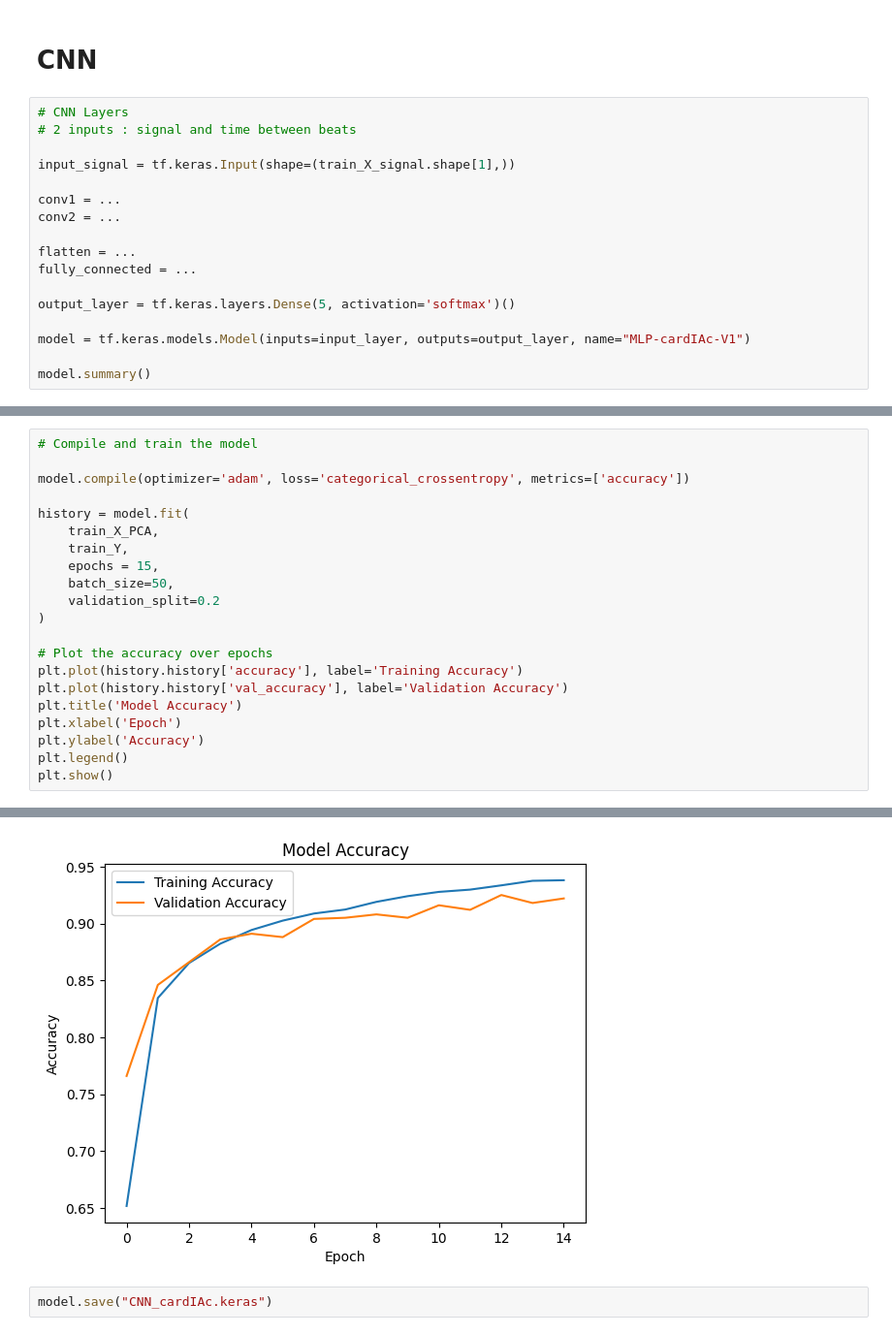
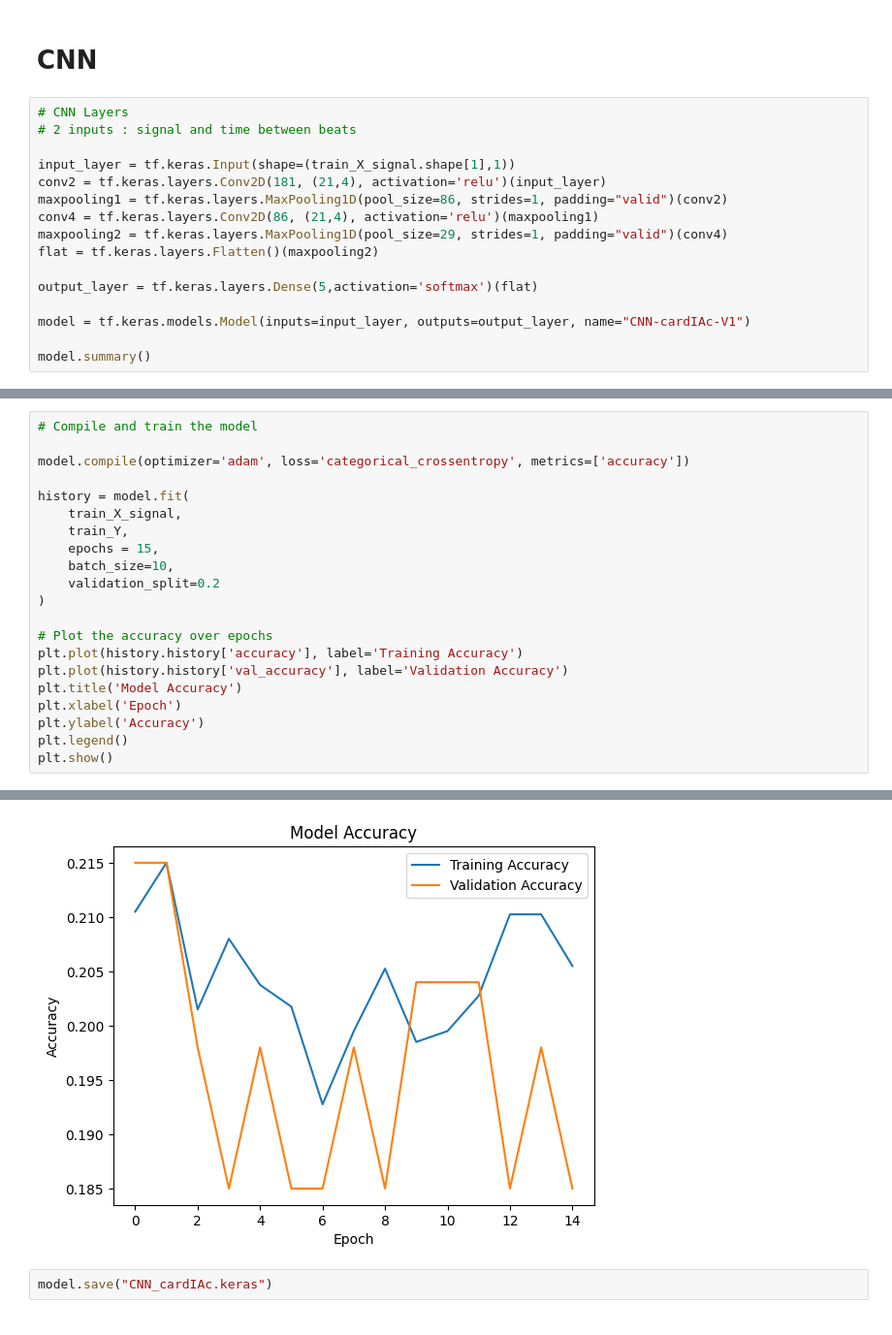
Before and after one commit to kez97460/cardIAc, a Jupyter notebook: neural_network/Notebooks_Kez/CNN.ipynb, the cells around one changed output, grey strips where cells are left out. Shown at 97% size. Drawn from its saved outputs; the diff is of its cells as text.

```diff
--- a/neural_network/Notebooks_Kez/CNN.ipynb
+++ b/neural_network/Notebooks_Kez/CNN.ipynb
@@ -80,17 +86,16 @@ count_occurrences(train_Y_temp)
 # CNN Layers
 # 2 inputs : signal and time between beats
 
-input_signal = tf.keras.Input(shape=(train_X_signal.shape[1],))
+input_layer = tf.keras.Input(shape=(train_X_signal.shape[1],1))
+conv2 = tf.keras.layers.Conv2D(181, (21,4), activation='relu')(input_layer)
+maxpooling1 = tf.keras.layers.MaxPooling1D(pool_size=86, strides=1, padding="valid")(conv2)
+conv4 = tf.keras.layers.Conv2D(86, (21,4), activation='relu')(maxpooling1)
+maxpooling2 = tf.keras.layers.MaxPooling1D(pool_size=29, strides=1, padding="valid")(conv4)
+flat = tf.keras.layers.Flatten()(maxpooling2)
 
-conv1 = ...
-conv2 = ...
+output_layer = tf.keras.layers.Dense(5,activation='softmax')(flat)
 
-flatten = ...
-fully_connected = ...
-
-output_layer = tf.keras.layers.Dense(5, activation='softmax')()
-
-model = tf.keras.models.Model(inputs=input_layer, outputs=output_layer, name="MLP-cardIAc-V1")
+model = tf.keras.models.Model(inputs=input_layer, outputs=output_layer, name="CNN-cardIAc-V1")
 
 model.summary()
 # %% [output]
@@ -115,10 +106,10 @@ Model: "MLP-cardIAc-V1"
 model.compile(optimizer='adam', loss='categorical_crossentropy', metrics=['accuracy'])
 
 history = model.fit(
-    train_X_PCA,
+    train_X_signal,
     train_Y,
     epochs = 15,
-    batch_size=50,
+    batch_size=10,
     validation_split=0.2
 )
 
@@ -151,3 +142,3 @@ Epoch 15/15
-[figure, old version]
+[figure, new version]
 # %%
 model.save("CNN_cardIAc.keras")
```
Also changed, not shown: parts of 5 cells of this notebook, 3 other files.
